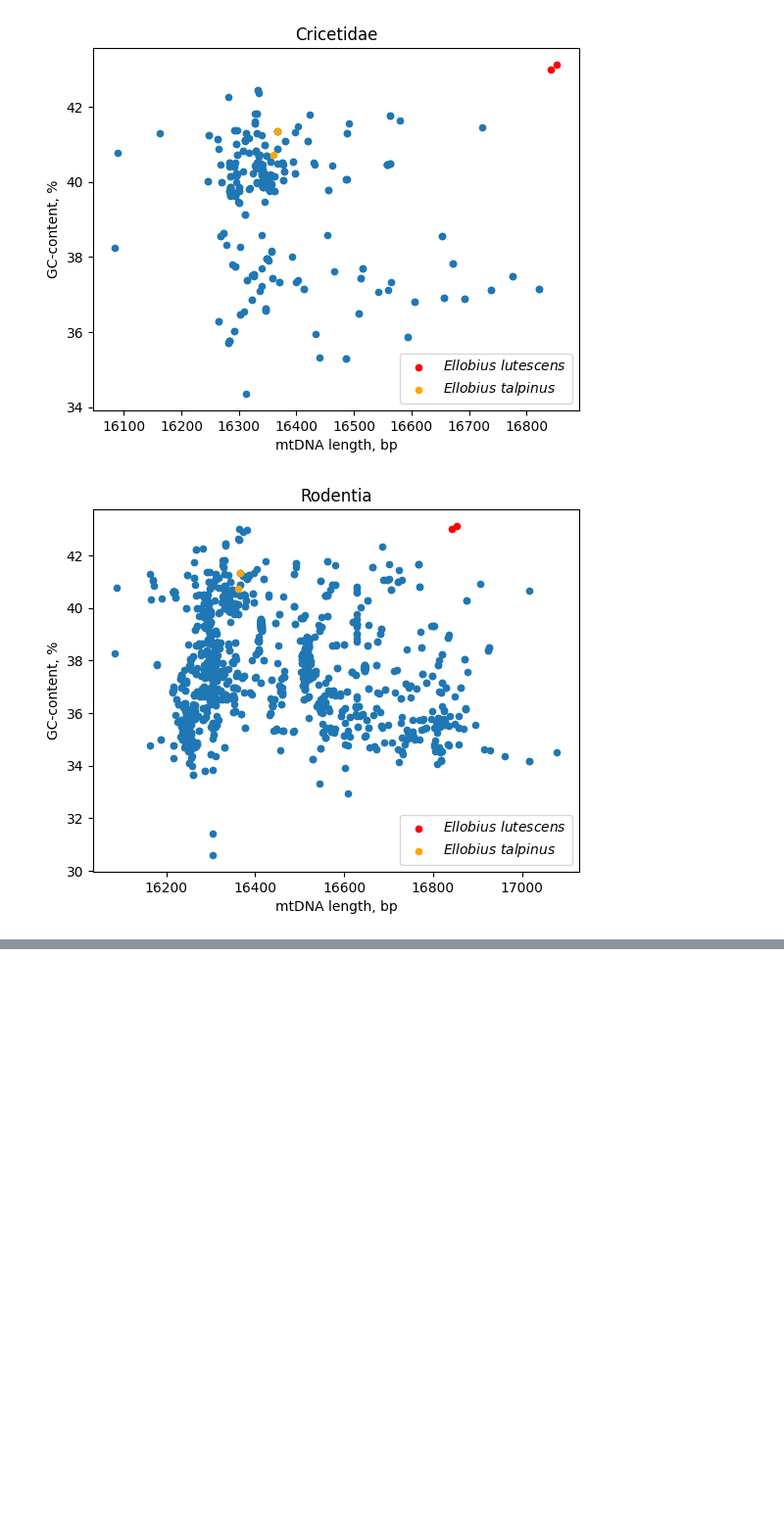
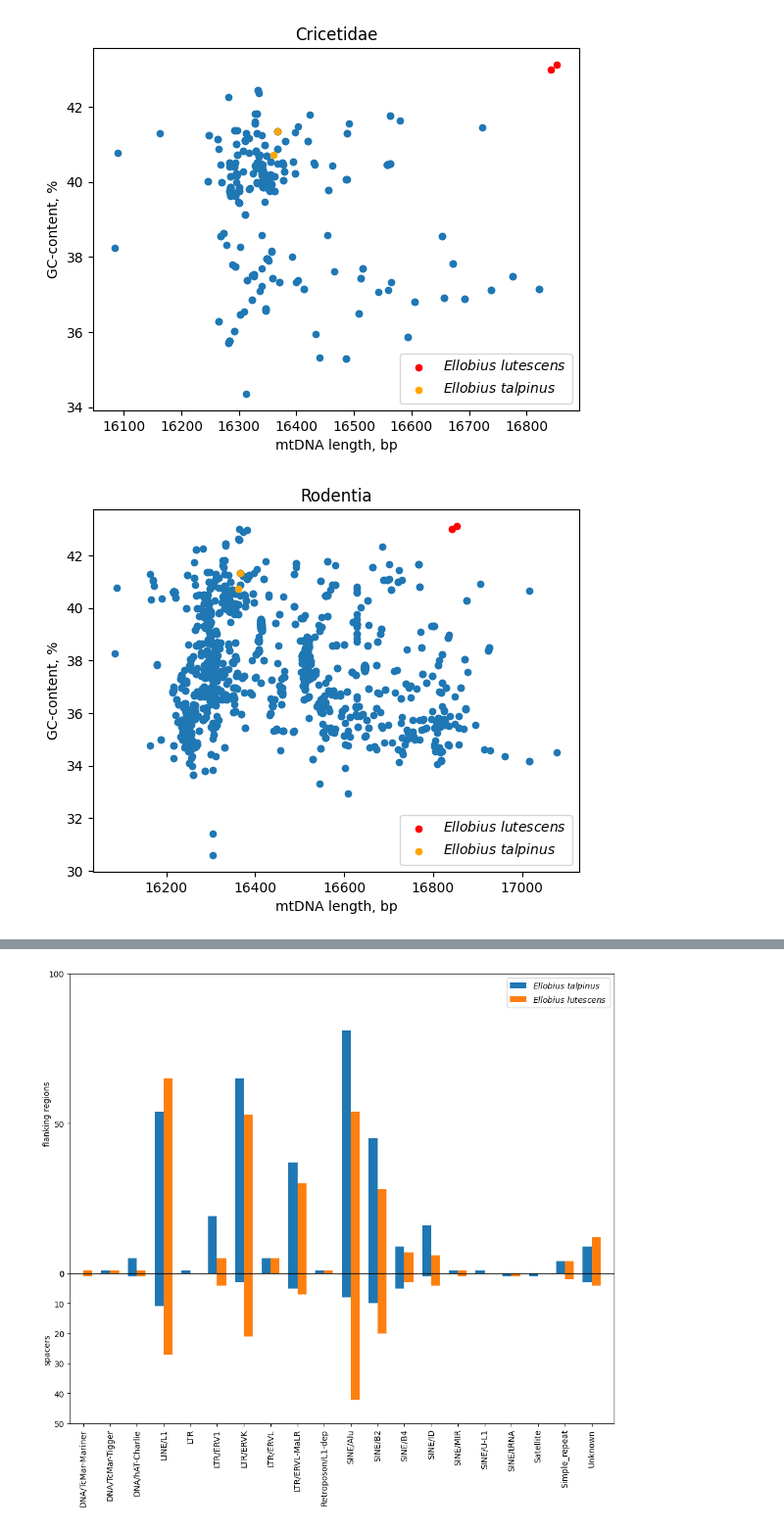
Before and after one commit to Saluev/ellobius, a Jupyter notebook: Research.ipynb, the cells around one changed output, grey strips where cells are left out. Shown at 98% size. Cells and saved outputs as stored; diff of their text form; code cells hidden in the pictures; blank space fills up the shorter version.

```diff
--- a/Research.ipynb
+++ b/Research.ipynb
@@ -33,6 +43,17 @@ def parse_fasta(io: TextIO) -> Iterable[FASTASequence]:
             curr_sequence_parts.append(line.strip())
 
     yield from flush()
+
+
+def write_fasta(io: TextIO, seqs: Iterable[FASTASequence], line_width: int = 70):
+    for seq in seqs:
+        print(f">{seq.title}", file=io)
+        for i in range(0, len(seq.sequence), line_width):
+            if i + line_width <= len(seq.sequence):
+                fragment = seq.sequence[i : i + line_width]
+            else:
+                fragment = seq.sequence[i:]
+            print(fragment, file=io)
 # %% [markdown]
 # Scatter plot of GC content of different rodent mtDNAs
 # %%
@@ -93,0 +548,6 @@ data/ELUT_female.fasta 0.4299115359496527
+# %%
+motif_to_annotation = {
+    motif: annotation
+    for seq in parse_fasta(open("data/representative_sequences.fasta"))
+    for motif, annotation in [seq.title.split(" ")[0].split("#")]
+}
@@ -93,0 +596,3 @@ data/ELUT_female.fasta 0.4299115359496527
+# %%
+keys = sorted(set(talpinus_on_spaces) | set(talpinus_on_flanks) | set(lutescens_on_spaces) | set(lutescens_on_flanks))
+keys
@@ -93,0 +620,30 @@ data/ELUT_female.fasta 0.4299115359496527
+# %%
+from matplotlib import pyplot as plt
+
+colors = plt.rcParams['axes.prop_cycle'].by_key()['color']
+f = plt.figure(figsize=(12, 10))
+ax = f.add_subplot(111)
+# ax.yaxis.tick_right()
+# ax.yaxis.set_label_position("right")
+
+offset = 3
+
+plt.bar(range(0, offset*len(keys), offset), [-talpinus_on_spaces[key] for key in keys], width=1, label=r"$Ellobius\ talpinus$", color=colors[0])
+plt.bar(range(1, offset*len(keys)+1, offset), [-lutescens_on_spaces[key] for key in keys], width=1, label=r"$Ellobius\ lutescens$", color=colors[1])
+plt.bar(range(0, offset*len(keys), offset), [talpinus_on_flanks[key] for key in keys], width=1, color=colors[0])
+plt.bar(range(1, offset*len(keys)+1, offset), [lutescens_on_flanks[key] for key in keys], width=1, color=colors[1])
+
+plt.plot([-1000, 1000], [0, 0], color="black", linewidth=1)
+plt.text(-4, 43, "flanking regions", rotation="vertical")
+plt.text(-4, -30, "spacers", rotation="vertical")
+plt.yticks(list(range(-50, 1, 10)) + list(range(0, 351, 50)), [str(-x) for x in range(-50, 1, 10)] + [str(x) for x in range(0, 351, 50)])
+
+
+plt.xlim(-1, offset*len(keys))
+# plt.yscale("log")
+# plt.ylim(-max(max(lutescens_on_spaces.values()), max(talpinus_on_spaces.values())) - 10, max(max(lutescens_on_flanks.values()), max(talpinus_on_flanks.values())) + 10)
+plt.ylim(-50, 100)
+plt.legend()
+plt.xticks([offset*i+0.5 for i in range(len(keys))], keys, rotation="vertical");
+# %% [output]
+[figure, added]
```
Also changed, not shown: parts of 19 cells of this notebook, 3 other files.
